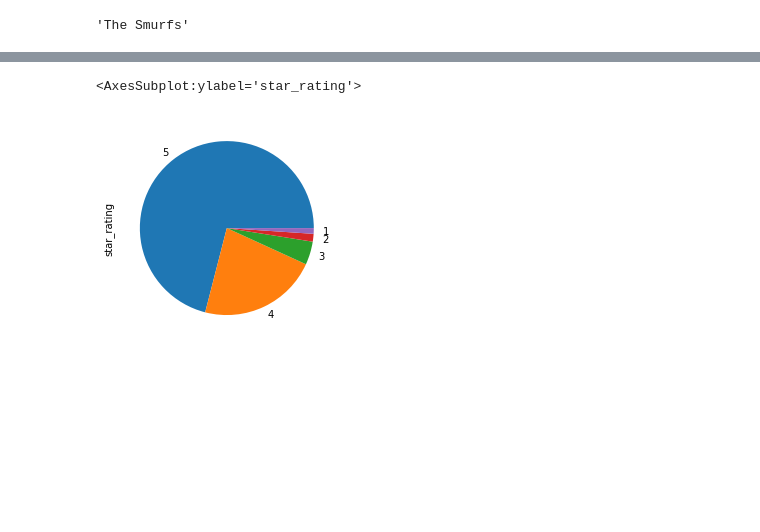
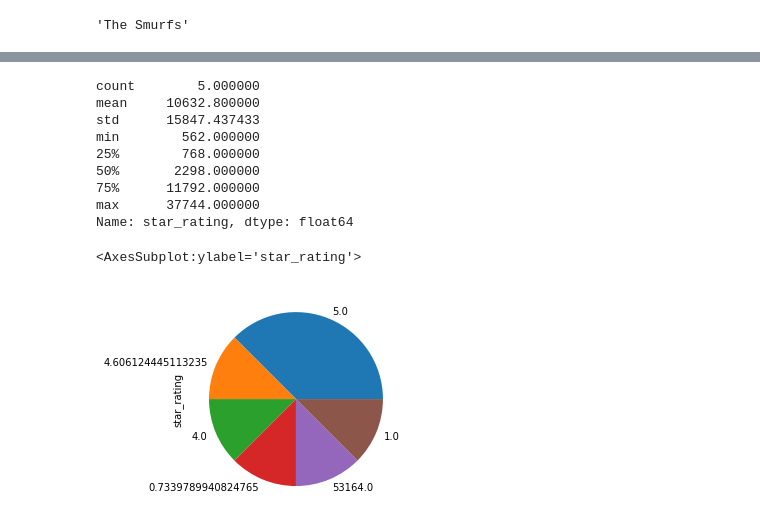
Before and after one commit to nhshz/duckdb-lab, a Jupyter notebook: notebooks/demo-completed.ipynb, the cells around one changed output, grey strips where cells are left out. Saved outputs shown, nothing was run; the diff lists cells and outputs as text; code cells hidden in the pictures; blank space fills up the shorter version.

```diff
--- a/notebooks/demo-completed.ipynb
+++ b/notebooks/demo-completed.ipynb
@@ -135,16 +172,22 @@ movie_reviews.groupby("product_title").agg({"star_rating": ["mean", "count"]}).s
 # %%
-
-# Boolean indexing
-# Using a single column’s values to select data.
+# Looking more closely at Bosch Season 1 ratings
 
 is_bosch_review_bool = movie_reviews["product_title"] == "Bosch Season 1"
-# .loc is like coordinates - takes all the rows which are true in that boolean and colummn (product_title)
-# movie_reviews.loc[is_bosch_review_bool, "star_rating"].value_counts().plot.bar()
-
-# df2[df2["E"].isin(["two", "four"])]??
-movie_reviews.loc[is_bosch_review_bool, "star_rating"].value_counts().plot.pie()
+movie_reviews.loc[is_bosch_review_bool, "star_rating"].value_counts().describe()
 # %% [output]
-<AxesSubplot:ylabel='star_rating'>
+count        5.000000
+mean     10632.800000
+std      15847.437433
+min        562.000000
+25%        768.000000
+50%       2298.000000
+75%      11792.000000
+max      37744.000000
+Name: star_rating, dtype: float64
-[figure, removed]
+# %%
+movie_reviews.loc[is_bosch_review_bool, "star_rating"].describe().value_counts().plot.pie()
+# %% [output]
+<AxesSubplot:ylabel='star_rating'>
+[figure, added]
 # %%
 # Calculate the average star rating, helpful votes and total votes each year
```
Also changed, not shown: parts of 22 cells of this notebook, 1 other file.
